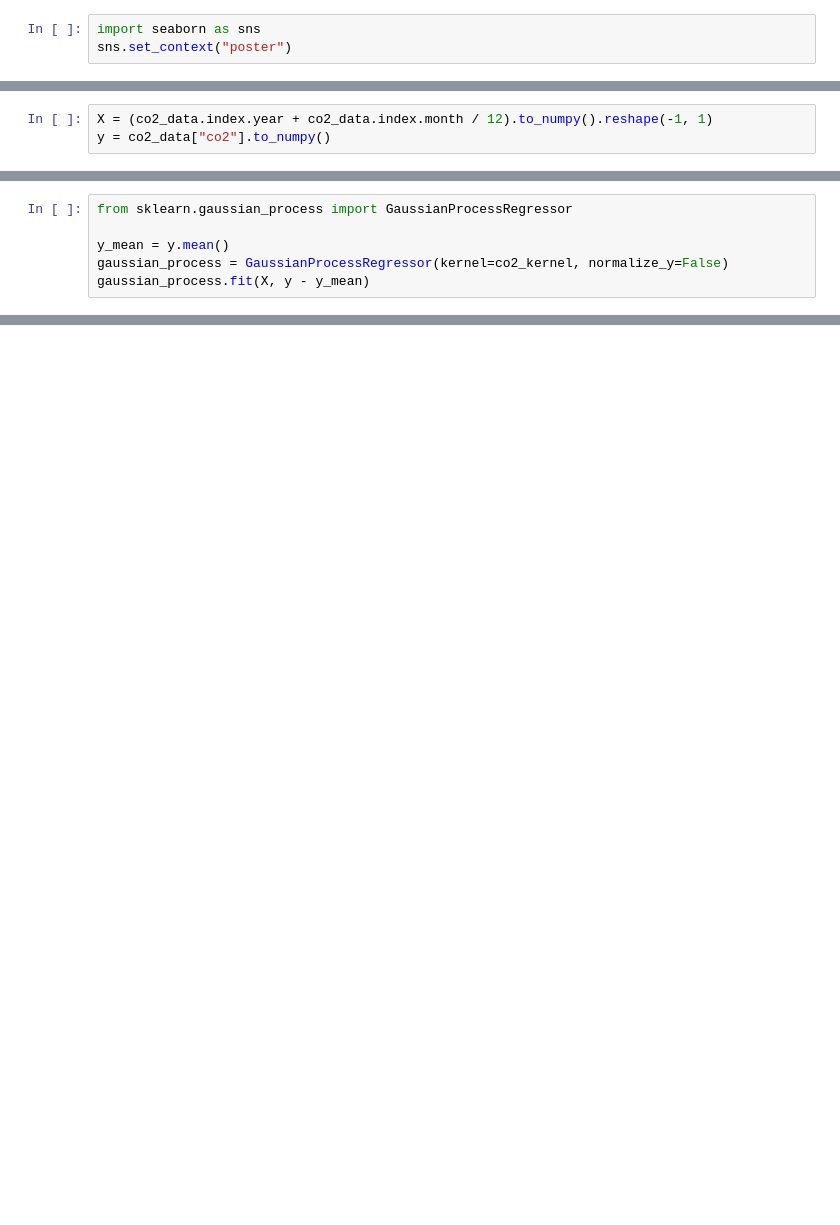
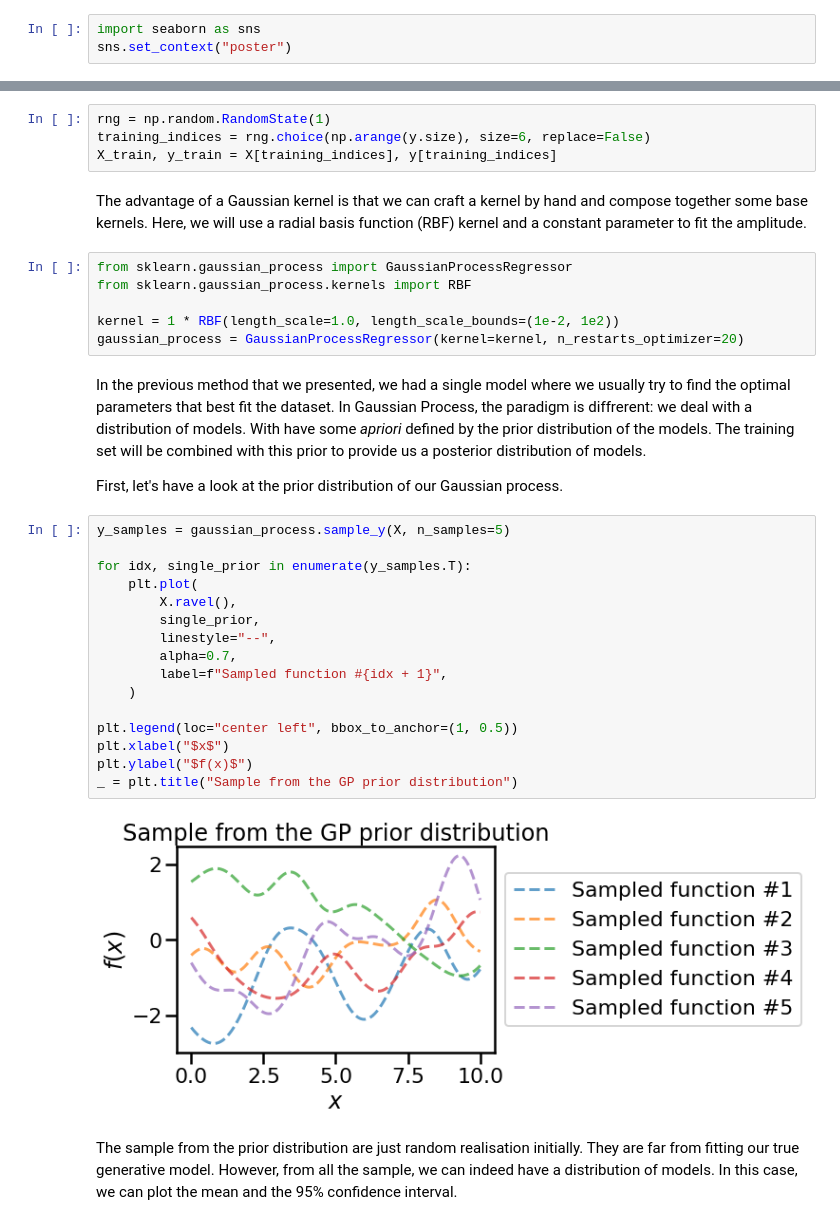
Before and after one commit to glemaitre/datascience_middle_course, a Jupyter notebook: 06_gaussian_process/01_gaussian_processes.ipynb, the cells around one changed output, grey strips where cells are left out. Saved outputs shown, nothing was run; the diff lists cells and outputs as text; blank space fills up the shorter version.

```diff
--- a/06_gaussian_process/01_gaussian_processes.ipynb
+++ b/06_gaussian_process/01_gaussian_processes.ipynb
@@ -274,3 +16,0 @@ being a date, we will convert it into a numeric.
-# %%
-X = (co2_data.index.year + co2_data.index.month / 12).to_numpy().reshape(-1, 1)
-y = co2_data["co2"].to_numpy()
@@ -350,6 +16,0 @@ meaning since they would not have been expressed in ppm.
-# %%
-from sklearn.gaussian_process import GaussianProcessRegressor
-
-y_mean = y.mean()
-gaussian_process = GaussianProcessRegressor(kernel=co2_kernel, normalize_y=False)
-gaussian_process.fit(X, y - y_mean)
@@ -850,0 +33,36 @@ _ = plt.title("Effect of using a radial basis function kernel")
+# %%
+rng = np.random.RandomState(1)
+training_indices = rng.choice(np.arange(y.size), size=6, replace=False)
+X_train, y_train = X[training_indices], y[training_indices]
+# %% [markdown]
+The advantage of a Gaussian kernel is that we can craft a kernel by hand and compose together some base kernels. Here, we will use a radial basis function (RBF) kernel and a constant parameter to fit the amplitude.
+# %%
+from sklearn.gaussian_process import GaussianProcessRegressor
+from sklearn.gaussian_process.kernels import RBF
+
+kernel = 1 * RBF(length_scale=1.0, length_scale_bounds=(1e-2, 1e2))
+gaussian_process = GaussianProcessRegressor(kernel=kernel, n_restarts_optimizer=20)
+# %% [markdown]
+In the previous method that we presented, we had a single model where we usually try to find the optimal parameters that best fit the dataset. In Gaussian Process, the paradigm is diffrerent: we deal with a distribution of models. With have some *apriori* defined by the prior distribution of the models. The training set will be combined with this prior to provide us a posterior distribution of models.
+
+First, let's have a look at the prior distribution of our Gaussian process.
+# %%
+y_samples = gaussian_process.sample_y(X, n_samples=5)
+
+for idx, single_prior in enumerate(y_samples.T):
+    plt.plot(
+        X.ravel(),
+        single_prior,
+        linestyle="--",
+        alpha=0.7,
+        label=f"Sampled function #{idx + 1}",
+    )
+
+plt.legend(loc="center left", bbox_to_anchor=(1, 0.5))
+plt.xlabel("$x$")
+plt.ylabel("$f(x)$")
+_ = plt.title("Sample from the GP prior distribution")
+# %% [output]
+[figure, added]
+# %% [markdown]
+The sample from the prior distribution are just random realisation initially. They are far from fitting our true generative model. However, from all the sample, we can indeed have a distribution of models. In this case, we can plot the mean and the 95% confidence interval.
```
Also changed, not shown: parts of 59 cells of this notebook, 7 other files.
